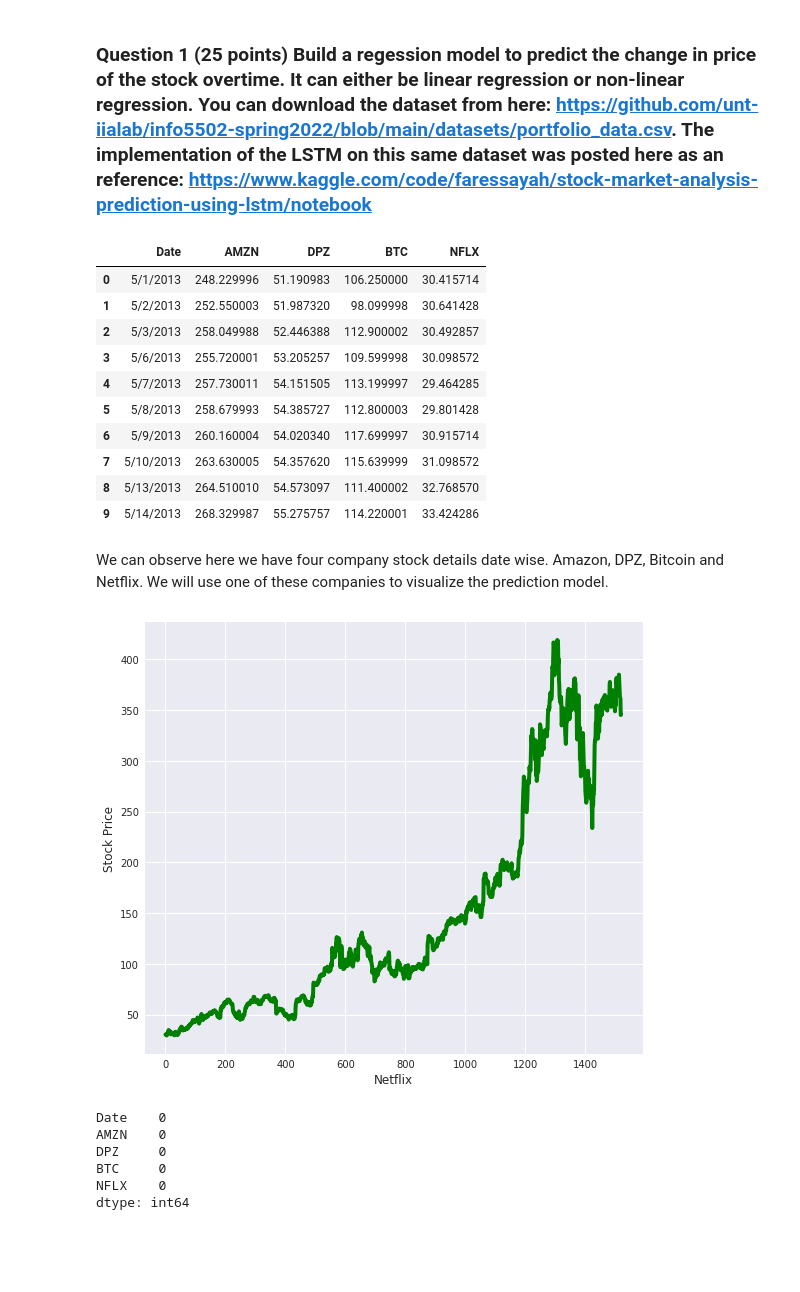
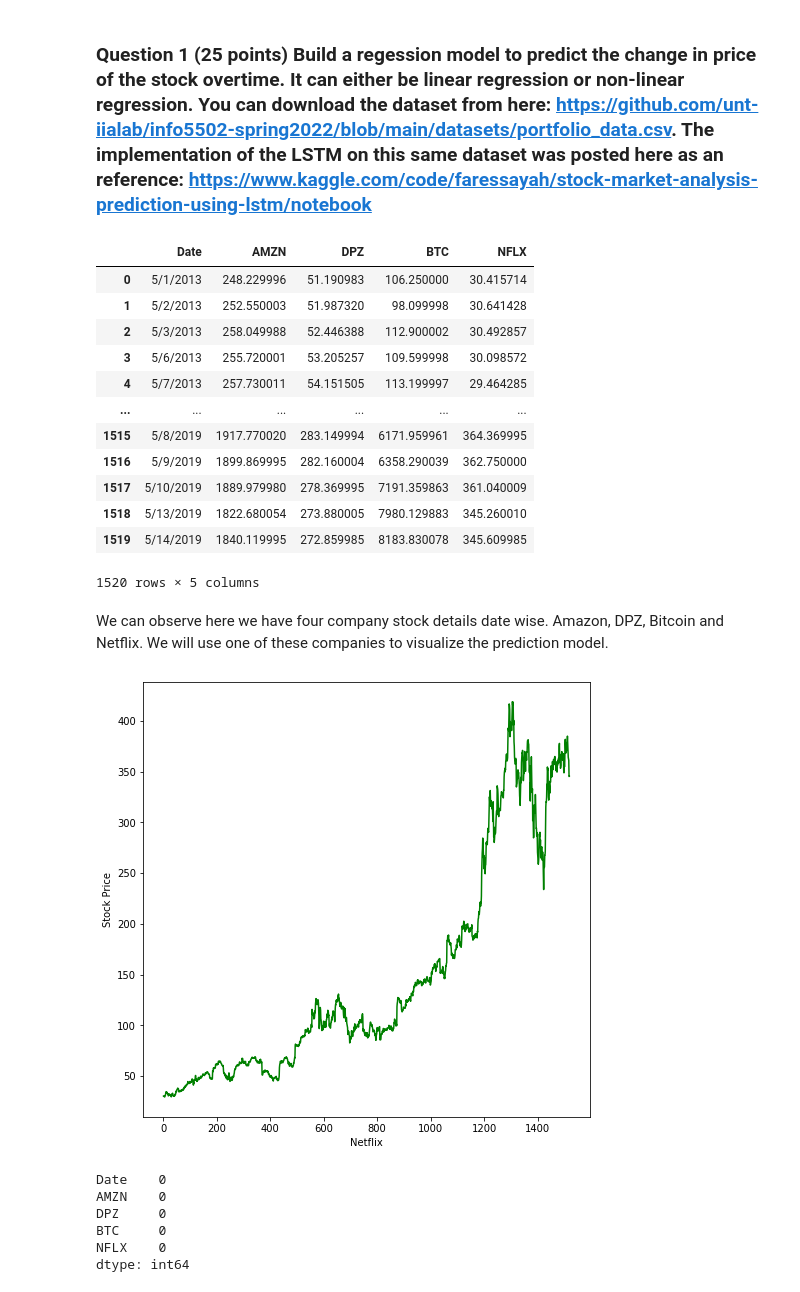
Before and after one commit to nishanth0233/INFO-5502, a Jupyter notebook: lab_assignment_07.ipynb, the cells around one changed output. Drawn from its saved outputs; the diff is of its cells as text; code cells hidden in the pictures; blank space fills up the shorter version.

```diff
--- a/lab_assignment_07.ipynb
+++ b/lab_assignment_07.ipynb
@@ -24,7 +24,7 @@ url = 'https://raw.githubusercontent.com/unt-iialab/info5502-spring2022/main/dat
 #reading the data frame as portfolio
 Portfolio = pd.read_csv(url)
 #checking the data sample
-Portfolio.head(10)
+Portfolio
 # %% [output]
 |  | Date | AMZN | DPZ | BTC | NFLX |
 | 0 | 5/1/2013 | 248.229996 | 51.190983 | 106.250000 | 30.415714 |
@@ -32,23 +32,25 @@ Portfolio.head(10)
 | 2 | 5/3/2013 | 258.049988 | 52.446388 | 112.900002 | 30.492857 |
 | 3 | 5/6/2013 | 255.720001 | 53.205257 | 109.599998 | 30.098572 |
 | 4 | 5/7/2013 | 257.730011 | 54.151505 | 113.199997 | 29.464285 |
-| 5 | 5/8/2013 | 258.679993 | 54.385727 | 112.800003 | 29.801428 |
-| 6 | 5/9/2013 | 260.160004 | 54.020340 | 117.699997 | 30.915714 |
-| 7 | 5/10/2013 | 263.630005 | 54.357620 | 115.639999 | 31.098572 |
-| 8 | 5/13/2013 | 264.510010 | 54.573097 | 111.400002 | 32.768570 |
-| 9 | 5/14/2013 | 268.329987 | 55.275757 | 114.220001 | 33.424286 |
+| ... | ... | ... | ... | ... | ... |
+| 1515 | 5/8/2019 | 1917.770020 | 283.149994 | 6171.959961 | 364.369995 |
+| 1516 | 5/9/2019 | 1899.869995 | 282.160004 | 6358.290039 | 362.750000 |
+| 1517 | 5/10/2019 | 1889.979980 | 278.369995 | 7191.359863 | 361.040009 |
+| 1518 | 5/13/2019 | 1822.680054 | 273.880005 | 7980.129883 | 345.260010 |
+| 1519 | 5/14/2019 | 1840.119995 | 272.859985 | 8183.830078 | 345.609985 |
+1520 rows × 5 columns
 # %% [markdown]
 We can observe here we have four company stock details date wise. Amazon, DPZ, Bitcoin and Netflix. We will use one of these companies to visualize the prediction model.
 # %%
 #Defining the Netflix data out of Portfolio
 Netflix = Portfolio[['NFLX']]
 #Plotting the given Netflix data
 Netflix.NFLX.plot(figsize=(8,8),color='Green',linestyle='solid')
-plt.ylabel("Stock Price")
-plt.xlabel("Netflix")
-plt.show()
+pplt.ylabel("Stock Price")
+pplt.xlabel("Netflix")
+pplt.show()
 # %% [output]
-[figure, old version]
+[figure, new version]
 # %%
 #null values check
 Portfolio.isnull().sum()
```
Also changed, not shown: parts of 13 cells of this notebook.
